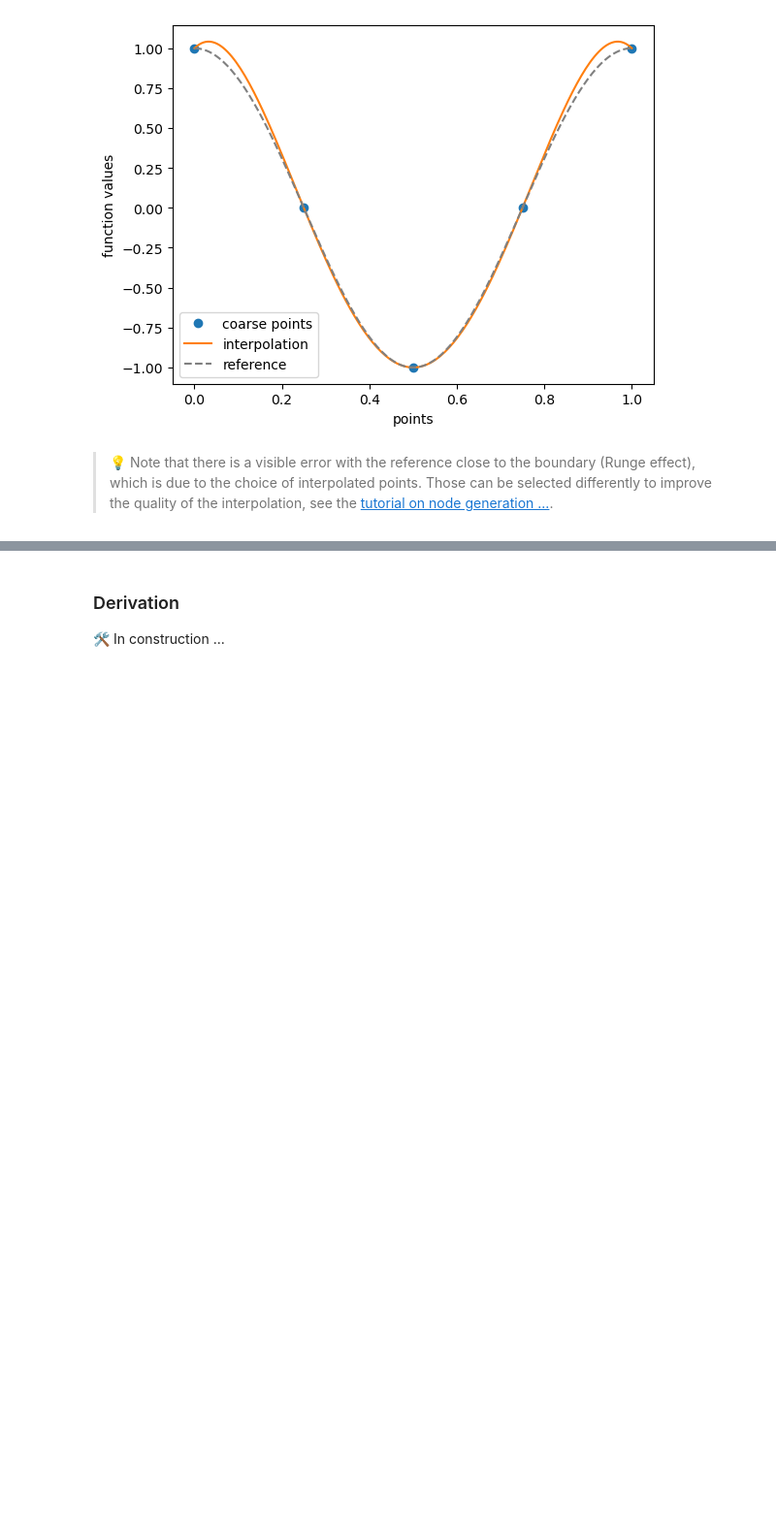
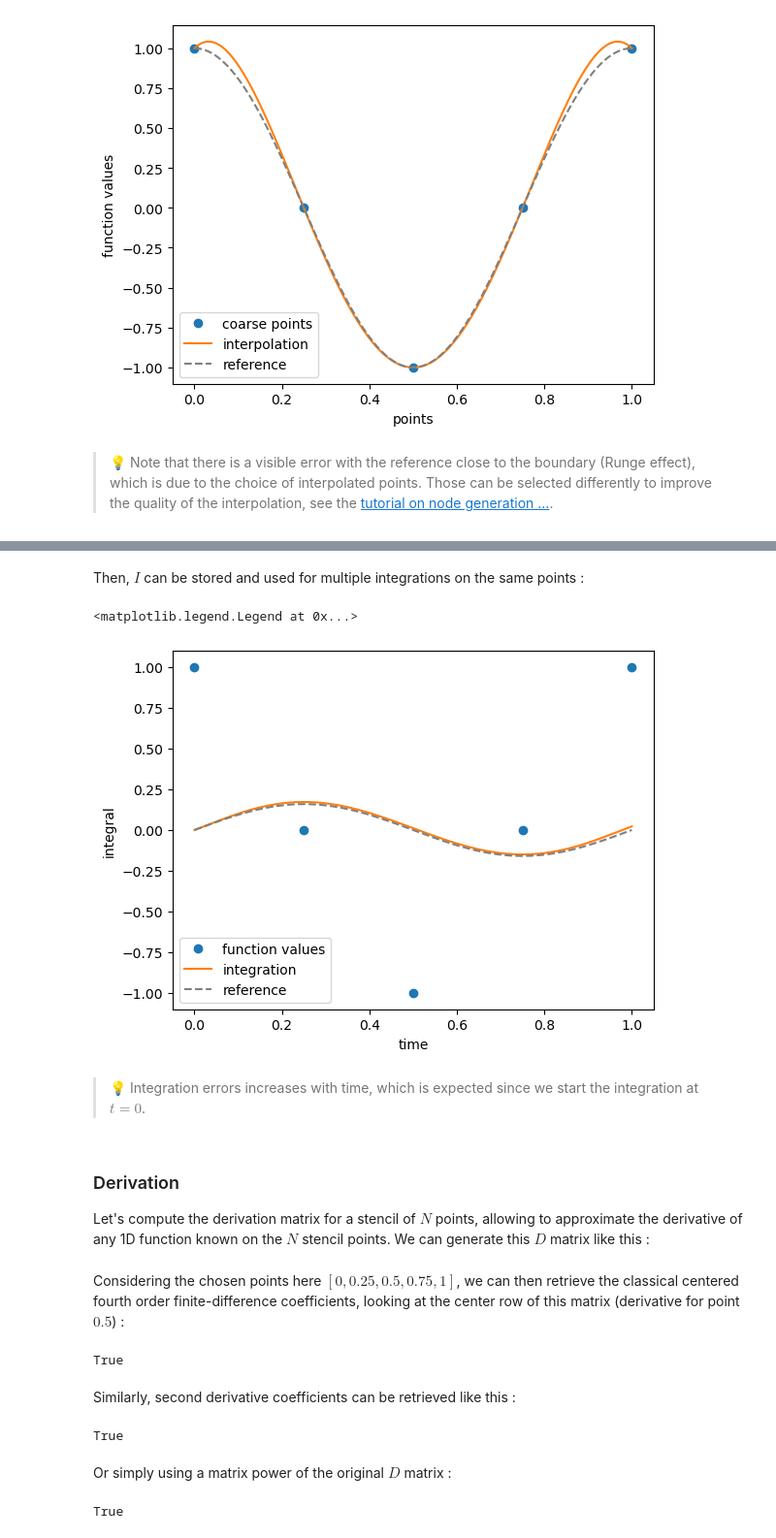
Before and after one commit to Parallel-in-Time/qmat, a Jupyter notebook: docs/notebooks/21_lagrange.ipynb, the cells around one changed output, grey strips where cells are left out. Shown: that part at 97% size. Drawn from its saved outputs; the diff is of its cells as text; code cells hidden in the pictures; blank space fills up the shorter version.

```diff
--- a/docs/notebooks/21_lagrange.ipynb
+++ b/docs/notebooks/21_lagrange.ipynb
@@ -66,4 +74,29 @@ plt.xlabel("points"); plt.ylabel("function values"); plt.legend()
+# %%
+tBeg = 0
+tEnd = np.linspace(0, 1, num=200)
+
+intervals = [(tBeg, t) for t in tEnd]
+I = approx.getIntegrationMatrix(intervals)
+# %% [markdown]
+Then, $I$ can be stored and used for multiple integrations on the same points :
+# %%
+fValues = np.cos(2*np.pi*approx.points)
+
+integrated = I @ fValues
+reference = 1/(2*np.pi)*np.sin(2*np.pi*tEnd)
+
+# Some plotting for demonstration
+plt.plot(points, fValues, "o", label="function values")
+plt.plot(tEnd, integrated, label="integration")
+plt.plot(tEnd, reference, "--", color="gray", label="reference")
+plt.xlabel("time"); plt.ylabel("integral"); plt.legend()
+# %% [output]
+<matplotlib.legend.Legend at 0x...>
+[figure, added]
+# %% [markdown]
+> 💡 Integration errors increases with time, which is expected since we start the integration at $t=0$.
 # %% [markdown]
 ### Derivation
 
-🛠️ In construction ...
+Let's compute the derivation matrix for a stencil of $N$ points, allowing to approximate the derivative of any 1D function known on the $N$ stencil points.
+We can generate this $D$ matrix like this :
@@ -69,0 +105,19 @@ plt.xlabel("points"); plt.ylabel("function values"); plt.legend()
+# %% [markdown]
+Considering the chosen points here $[0, 0.25, 0.5, 0.75, 1]$, we can then retrieve the classical centered fourth order finite-difference coefficients, looking at the center row of this matrix (derivative for point $0.5$) :
+# %%
+np.allclose(D[2]*0.25, [1/12, -2/3, 0, 2/3, -1/12])
+# %% [output]
+True
+# %% [markdown]
+Similarly, second derivative coefficients can be retrieved like this :
+# %%
+D2 = approx.getDerivationMatrix(order=2)
+np.allclose(D2[2]*(0.25)**2, [-1/12, 4/3, -5/2, 4/3, -1/12])
+# %% [output]
+True
+# %% [markdown]
+Or simply using a matrix power of the original $D$ matrix :
+# %%
+np.allclose(D2, D @ D)
+# %% [output]
+True
```
Also changed, not shown: parts of 18 cells of this notebook.
